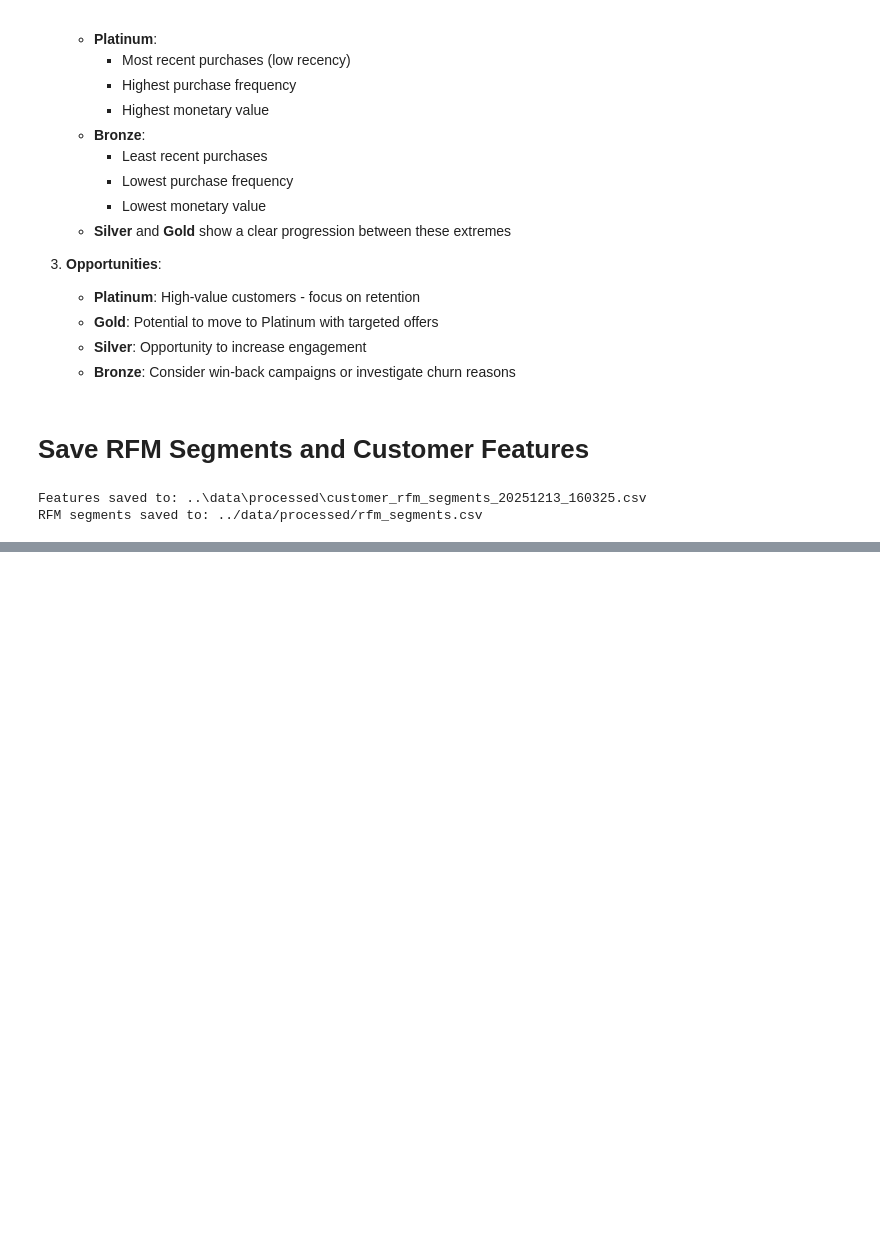
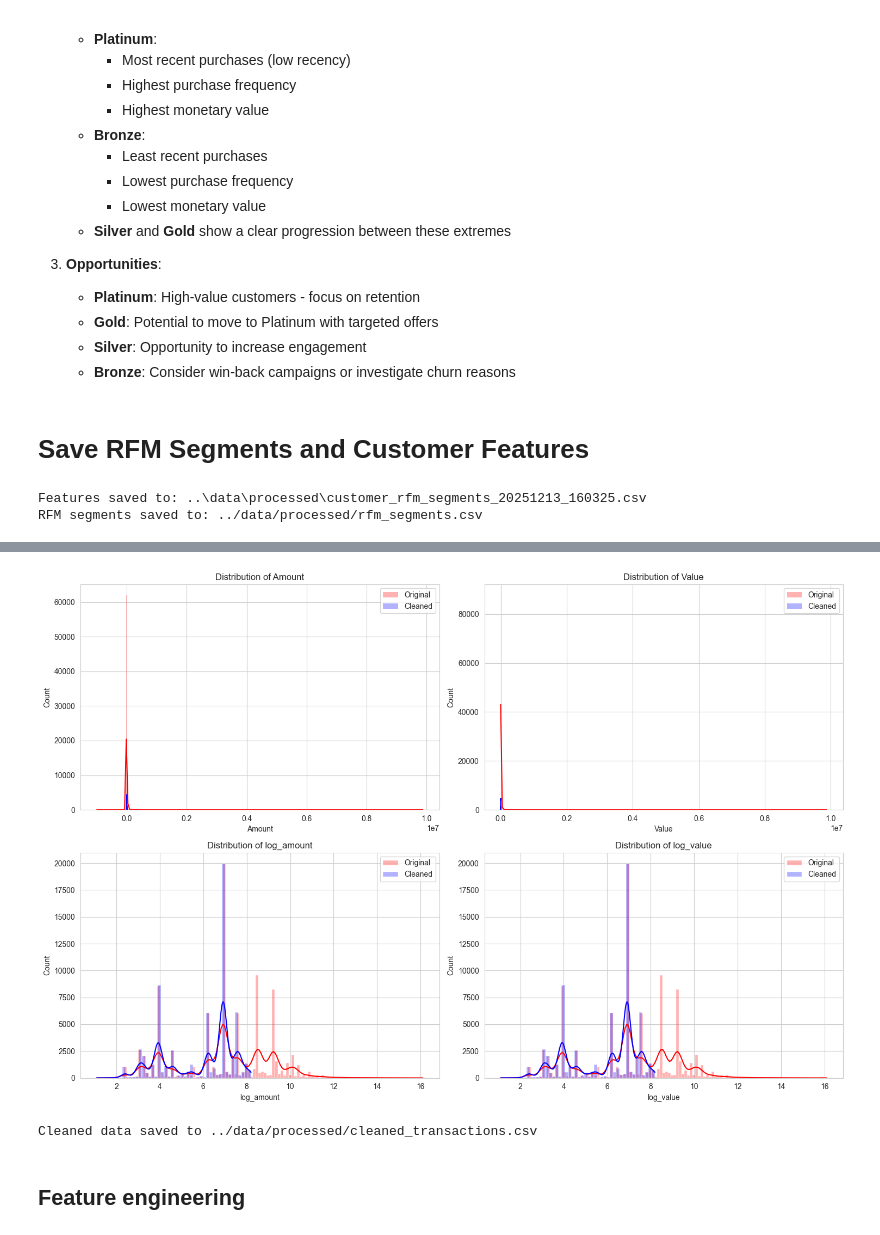
Before and after one commit to soltsega/Week-4_Credit_Risk, a Jupyter notebook: notebooks/feature_engineering.ipynb, the cells around one changed output, grey strips where cells are left out. Saved outputs shown, nothing was run; the diff lists cells and outputs as text; code cells hidden in the pictures; blank space fills up the shorter version.

```diff
--- a/notebooks/feature_engineering.ipynb
+++ b/notebooks/feature_engineering.ipynb
@@ -573,0 +802,24 @@ RFM segments saved to: ../data/processed/rfm_segments.csv
+# %%
+# Cell 4: Compare distributions before and after
+fig, axes = plt.subplots(2, 2, figsize=(15, 10))
+axes = axes.ravel()
+
+for i, col in enumerate(['Amount', 'Value', 'log_amount', 'log_value']):
+    sns.histplot(df[col], kde=True, color='red', alpha=0.3, ax=axes[i], label='Original')
+    sns.histplot(df_clean[col], kde=True, color='blue', alpha=0.3, ax=axes[i], label='Cleaned')
+    axes[i].set_title(f'Distribution of {col}')
+    axes[i].legend()
+
+plt.tight_layout()
+plt.show()
+# %% [output]
+[figure, added]
+# %%
+# Cell 6: Save cleaned data
+output_path = '../data/processed/cleaned_transactions.csv'
+df_clean.to_csv(output_path, index=False)
+print(f"Cleaned data saved to {output_path}")
+# %% [output]
+Cleaned data saved to ../data/processed/cleaned_transactions.csv
+# %% [markdown]
+## Feature engineering
```
Also changed, not shown: parts of 32 cells of this notebook.
